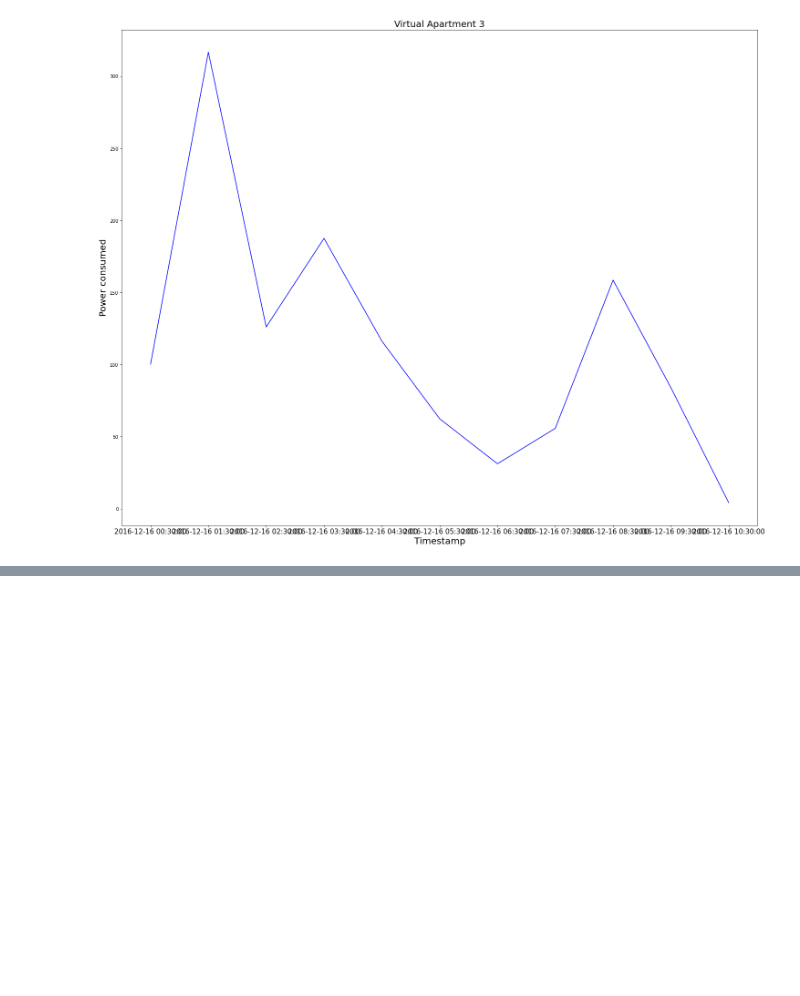
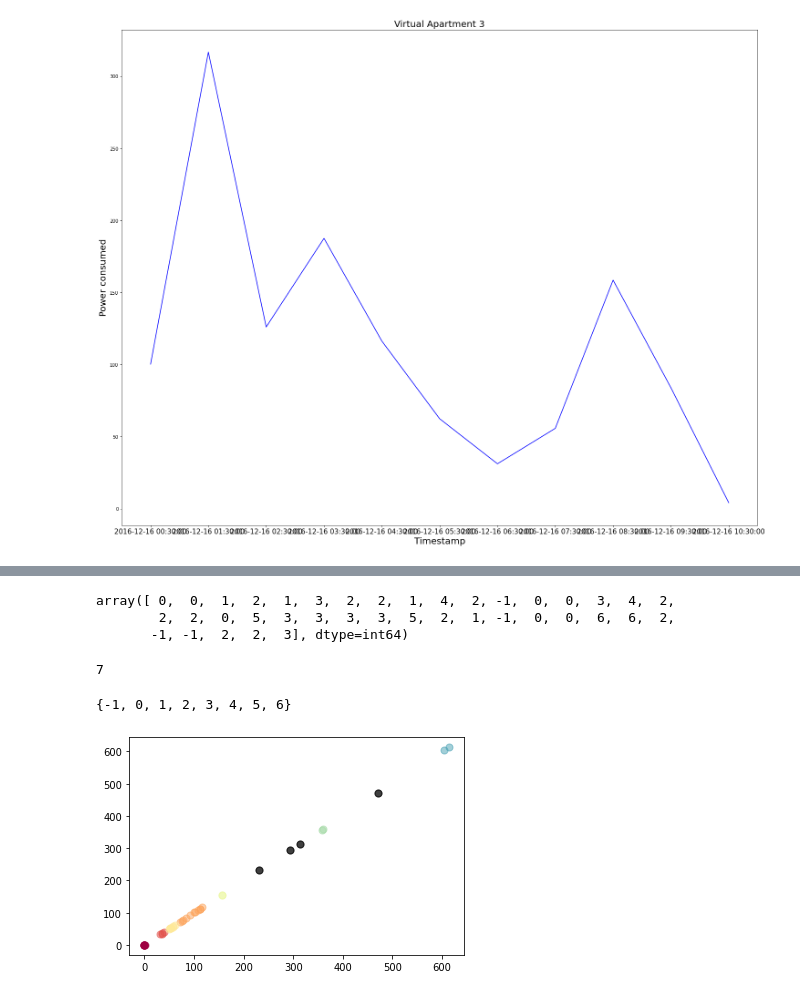
Before and after one commit to rahul9115/major_project2, a Jupyter notebook: Analysis1.ipynb, the cells around one changed output, grey strips where cells are left out. Saved outputs shown, nothing was run; the diff lists cells and outputs as text; code cells hidden in the pictures; blank space fills up the shorter version.

```diff
--- a/Analysis1.ipynb
+++ b/Analysis1.ipynb
@@ -55,0 +307,38 @@ dtype('O')
+# %%
+epsilon = 10
+minimumSamples = 2
+db = DBSCAN(eps=epsilon, min_samples=minimumSamples).fit(X)
+labels = db.labels_
+labels
+# %% [output]
+array([ 0,  0,  1,  2,  1,  3,  2,  2,  1,  4,  2, -1,  0,  0,  3,  4,  2,
+        2,  2,  0,  5,  3,  3,  3,  3,  5,  2,  1, -1,  0,  0,  6,  6,  2,
+       -1, -1,  2,  2,  3], dtype=int64)
+# %%
+n_clusters_ = len(set(labels)) - (1 if -1 in labels else 0)
+n_clusters_
+# %% [output]
+7
+# %%
+unique_labels = set(labels)
+unique_labels
+# %% [output]
+{-1, 0, 1, 2, 3, 4, 5, 6}
+# %%
+colors = plt.cm.Spectral(np.linspace(0, 1, len(unique_labels)))
+for k, col in zip(unique_labels, colors):
+    if k == -1:
+        # Black used for noise.
+        col = 'k'
+
+    class_member_mask = (labels == k)
+
+    # Plot the datapoints that are clustered
+    xy = X[class_member_mask]
+    plt.scatter(xy[:, 0], xy[:, 0],s=50, c=[col], marker=u'o', alpha=0.5)
+
+    # Plot the outliers
+    xy = X[class_member_mask & ~core_samples_mask]
+    plt.scatter(xy[:, 0], xy[:, 0],s=50, c=[col], marker=u'o', alpha=0.5)
+# %% [output]
+[figure, added]
```
Also changed, not shown: parts of 28 cells of this notebook.
